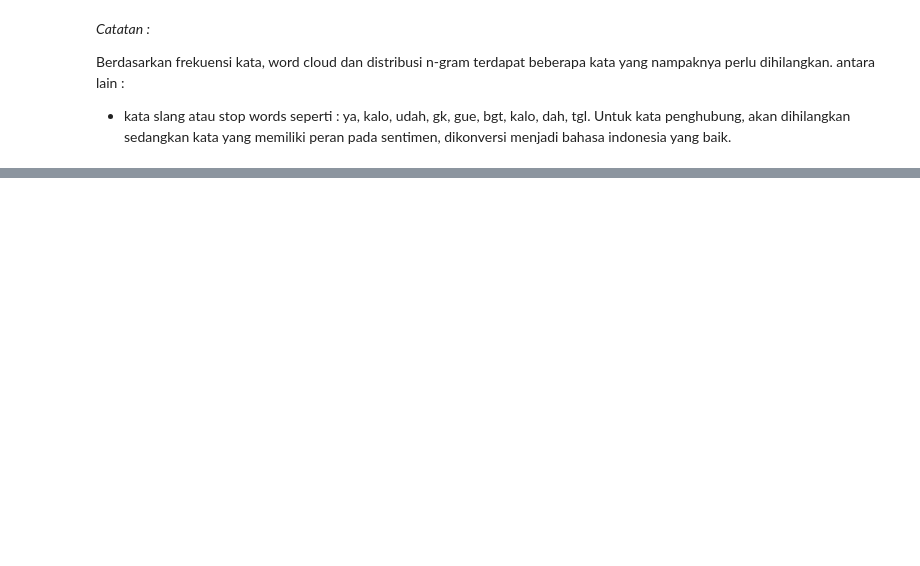
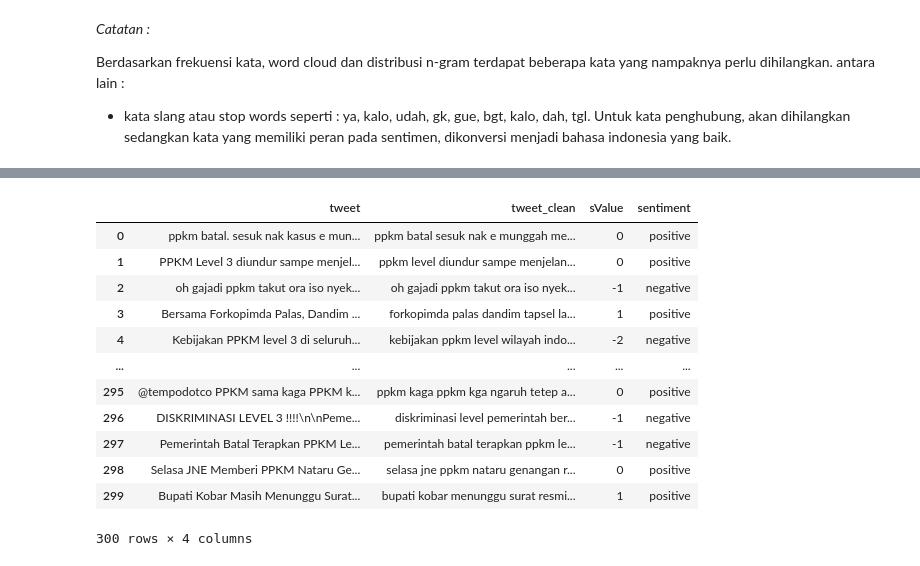
Before and after one commit to mraditya89/data_sains_course, a Jupyter notebook: assignment/tugas_25_yudi.aditya.89.ipynb, the cells around one changed output, grey strips where cells are left out. Cells and saved outputs as stored; diff of their text form; code cells hidden in the pictures; blank space fills up the shorter version.

```diff
--- a/assignment/tugas_25_yudi.aditya.89.ipynb
+++ b/assignment/tugas_25_yudi.aditya.89.ipynb
@@ -350,3 +359,63 @@ dtype: int64
+# %%
+def readList(fileName):
+    tFile = open(fileName, "r")
+    result = tFile.readlines()
+    return [word.strip() for word in result]
+
+negations = ['tidak','lawan','anti', 'jangan', 'bukan', 'sulit', 'tak']
+positiveWord = readList(f"{basePath}/kata_positif.txt")
+negativeWord = readList(f"{basePath}/kata_negatif.txt")
+
+sentimentValues = []
+
+def getSentiment(text):
+    splittedText = text.split()
+    numPositive = 0
+    numNegative = 0
+
+    for idx, word in enumerate(splittedText):
+        # loop positive word
+        for positive in positiveWord:
+            if (positive==word):
+                if (splittedText[idx-1] in negations):
+                    numNegative+=1
+                    # print(splittedText[idx-1], positive, ": negative")
+                else :
+                    numPositive+=1
+                    # print(positive, ": positive")
+
+        for negative in negativeWord:
+            if (negative==word):
+                if (splittedText[idx-1] in negations):
+                    numPositive+=1
+                    # print(splittedText[idx-1], negative, ": positive")
+                else :
+                    numNegative+=1
+                    # print(negative, ": negative")
+
+    # print("positive", numPositive)
+    # print("negative", numNegative)
+    value = numPositive-numNegative
+    sentimentValues.append(value)
+    return "positive" if value>=0 else "negative"
+
+analyze.df["sentiment"] = analyze.df["tweet_clean"].apply(getSentiment)
+analyze.df["sValue"] = sentimentValues
+analyze.df[["tweet", "tweet_clean","sValue", "sentiment"]]
+# %% [output]
+|  | tweet | tweet_clean | sValue | sentiment |
+| 0 | ppkm batal. sesuk nak kasus e mun... | ppkm batal sesuk nak e munggah me... | 0 | positive |
+| 1 | PPKM Level 3 diundur sampe menjel... | ppkm level diundur sampe menjelan... | 0 | positive |
+| 2 | oh gajadi ppkm takut ora iso nyek... | oh gajadi ppkm takut ora iso nyek... | -1 | negative |
+| 3 | Bersama Forkopimda Palas, Dandim ... | forkopimda palas dandim tapsel la... | 1 | positive |
+| 4 | Kebijakan PPKM level 3 di seluruh... | kebijakan ppkm level wilayah indo... | -2 | negative |
+| ... | ... | ... | ... | ... |
+| 295 | @tempodotco PPKM sama kaga PPKM k... | ppkm kaga ppkm kga ngaruh tetep a... | 0 | positive |
+| 296 | DISKRIMINASI LEVEL 3 !!!!\n\nPeme... | diskriminasi level pemerintah ber... | -1 | negative |
+| 297 | Pemerintah Batal Terapkan PPKM Le... | pemerintah batal terapkan ppkm le... | -1 | negative |
+| 298 | Selasa JNE Memberi PPKM Nataru Ge... | selasa jne ppkm nataru genangan r... | 0 | positive |
+| 299 | Bupati Kobar Masih Menunggu Surat... | bupati kobar menunggu surat resmi... | 1 | positive |
+300 rows × 4 columns
 # %%
 #lakukan analisis dan tarik kesimpulan dari Text analysis dan Sentiment Analysis
 #masukkan analisis kalian pada sel berikut.
```
Also changed, not shown: parts of 10 cells of this notebook, 6 other files.
